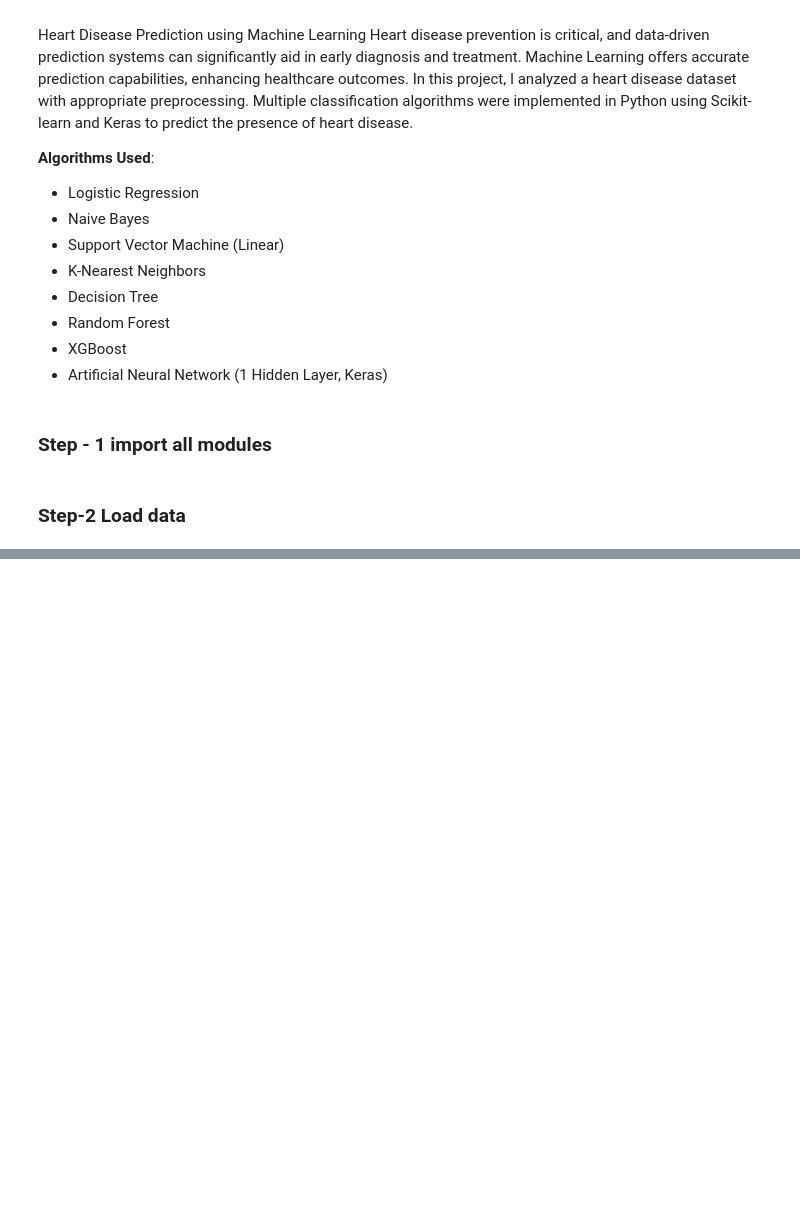
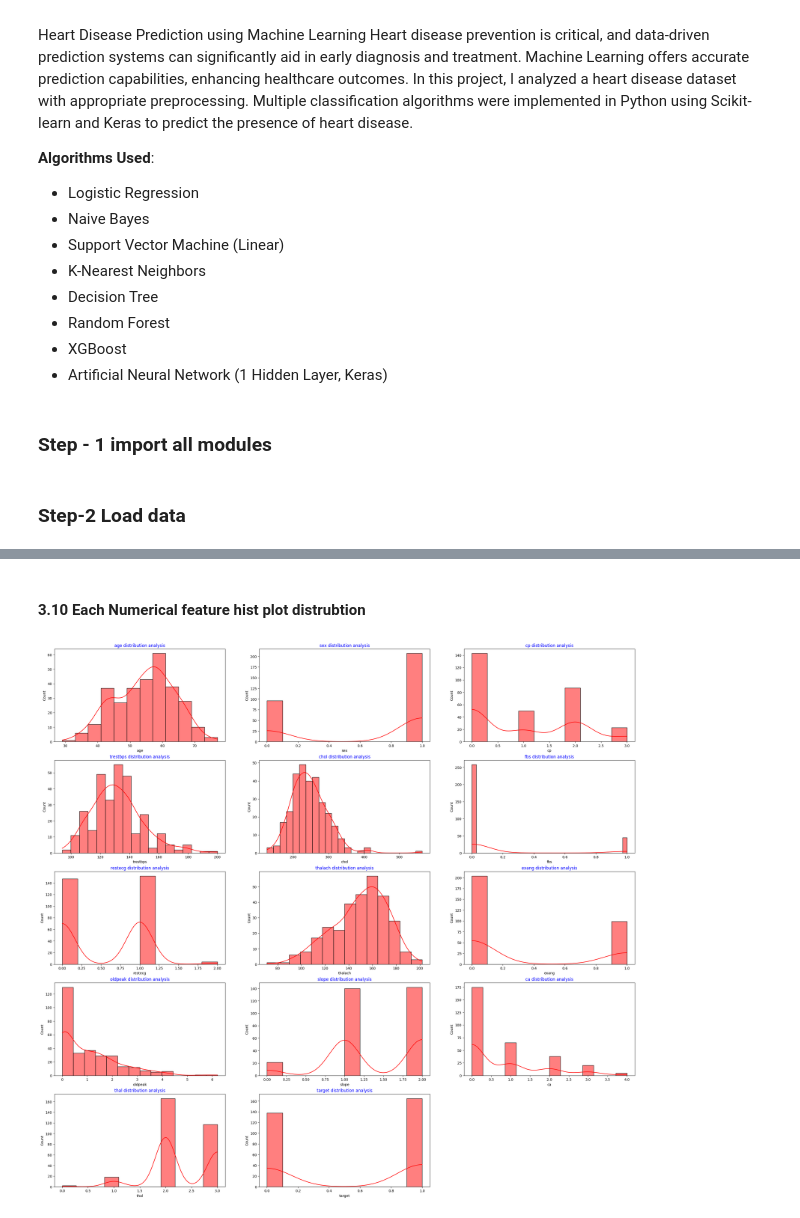
Before and after one commit to draj-codes/heart-disease, a Jupyter notebook: ml_model/heat disease.ipynb, the cells around one changed output, grey strips where cells are left out. Saved outputs shown, nothing was run; the diff lists cells and outputs as text; code cells hidden in the pictures; blank space fills up the shorter version.

```diff
--- a/ml_model/heat disease.ipynb
+++ b/ml_model/heat disease.ipynb
@@ -39,0 +149,4 @@ df= pd.read_csv("heart.csv")
+# %%
+for i in df:
+    print(f"column_{i}",df[i].unique())
+    print('==================',end = '\n\n')
@@ -39,0 +171,13 @@ df= pd.read_csv("heart.csv")
+# %% [markdown]
+#### 3.10 Each Numerical feature hist plot distrubtion
+# %%
+r=5
+c=3
+plt.figure(figsize=(30,28))
+for i,j in enumerate(df):
+    plt.subplot(r,c,i+1)
+    plt.title(f"{j} distribution analysis",color="blue")
+    sns.histplot(df[j],kde=True,color="r")
+    plt.savefig("All numerical feature Analysis",dpi=400)
+# %% [output]
+[figure, added]
```
Also changed, not shown: parts of 15 cells of this notebook.
